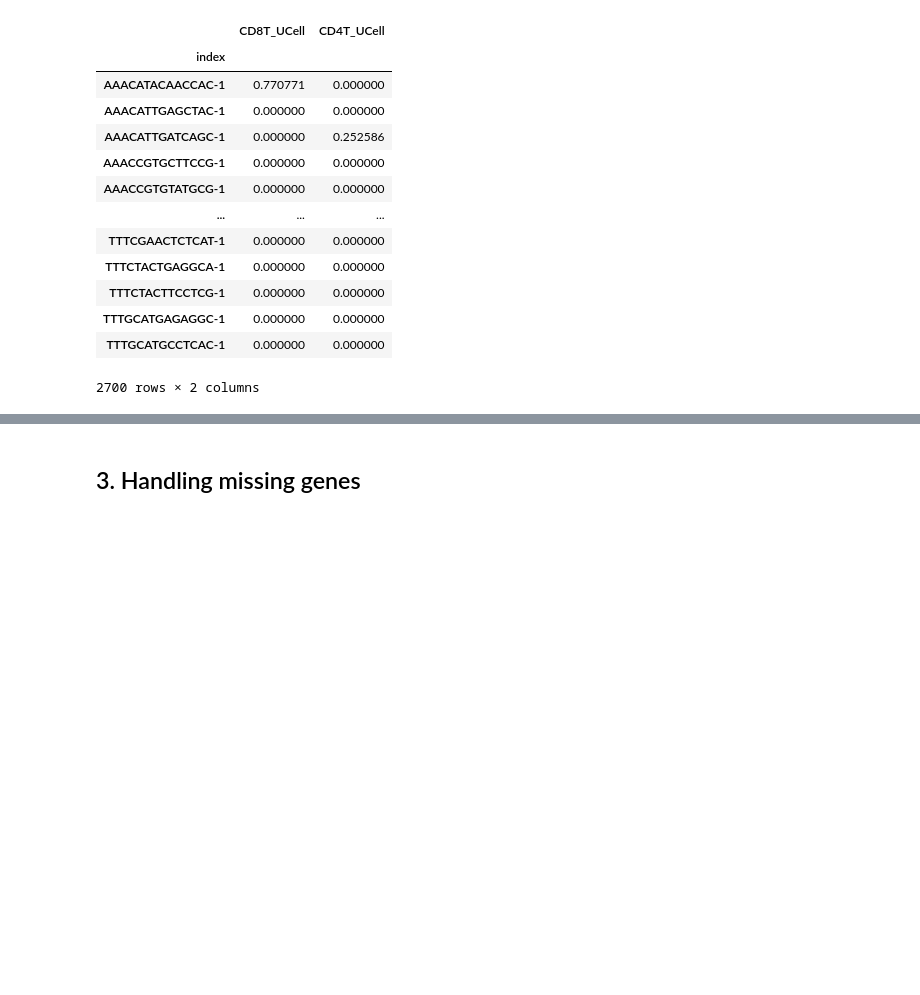
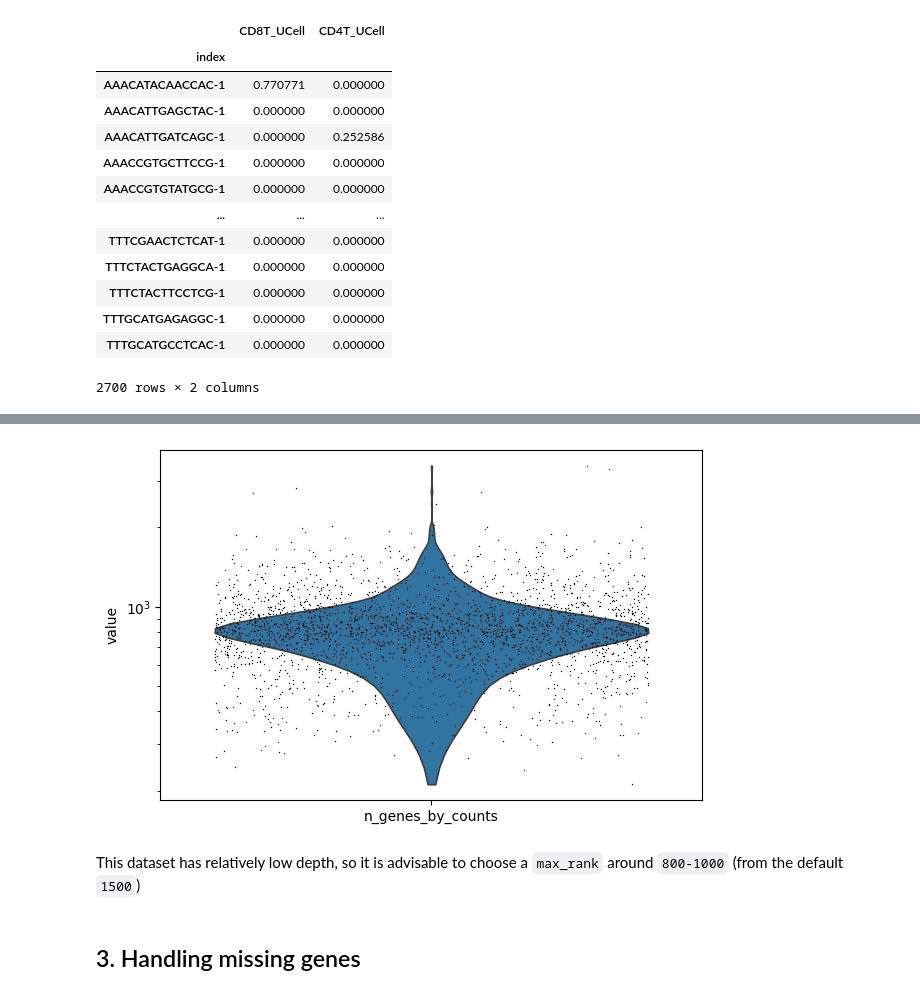
Before and after one commit to carmonalab/pyucell, a Jupyter notebook: docs/notebooks/parameters.ipynb, the cells around one changed output, grey strips where cells are left out. Saved outputs shown, nothing was run; the diff lists cells and outputs as text; code cells hidden in the pictures; blank space fills up the shorter version.

```diff
--- a/docs/notebooks/parameters.ipynb
+++ b/docs/notebooks/parameters.ipynb
@@ -48,0 +53,15 @@ adata.obs
+# %%
+sc.pp.calculate_qc_metrics(adata, inplace=True)
+
+sc.pl.violin(
+    adata,
+    'n_genes_by_counts',
+    jitter=0.4,         # add spread for better visualization
+    size=1,             # marker size
+    log=True,           # log-transform the axis (optional)
+    groupby=None        # one big violin for all cells
+)
+# %% [output]
+[figure, added]
+# %% [markdown]
+This dataset has relatively low depth, so it is advisable to choose a `max_rank` around `800-1000` (from the default `1500`)
```
Also changed, not shown: parts of 7 cells of this notebook.
